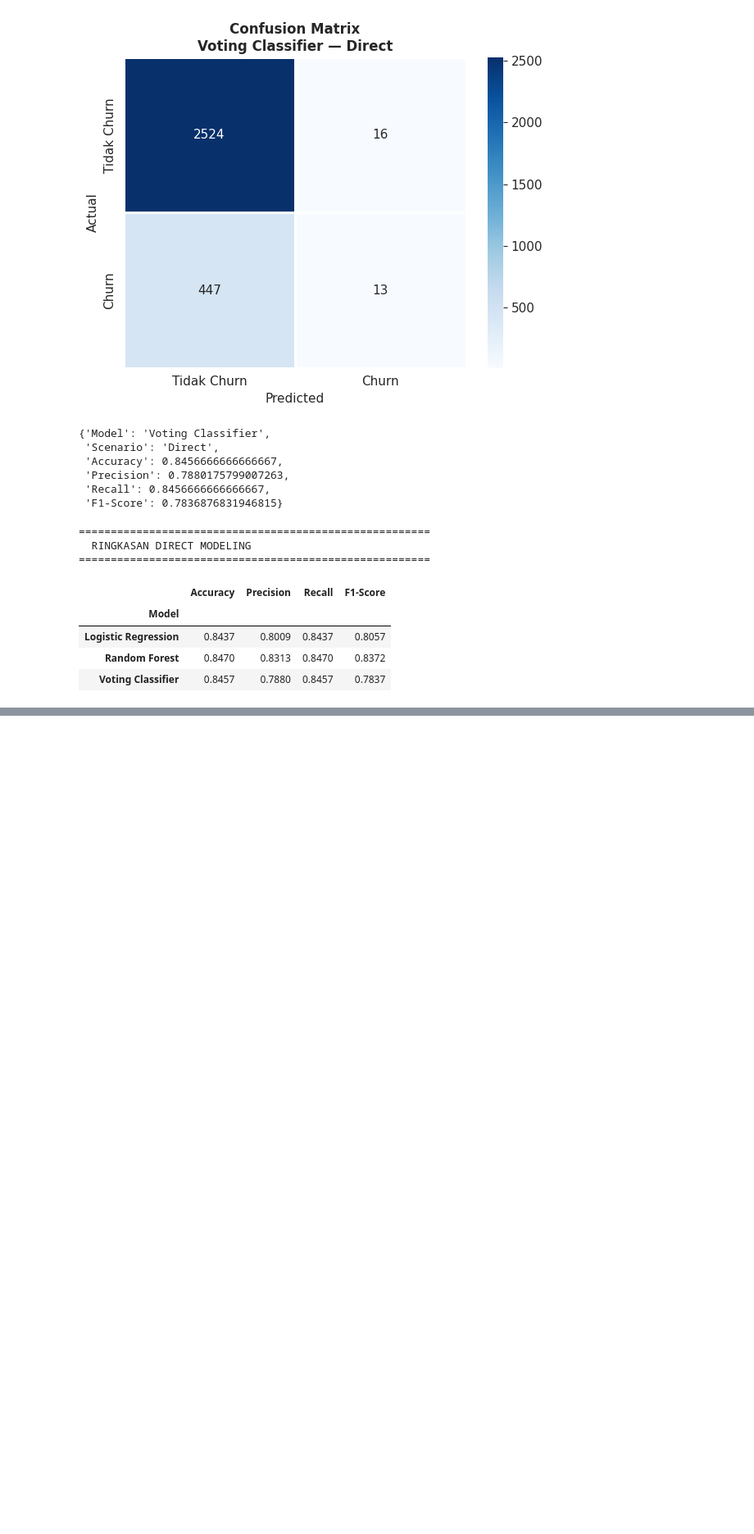
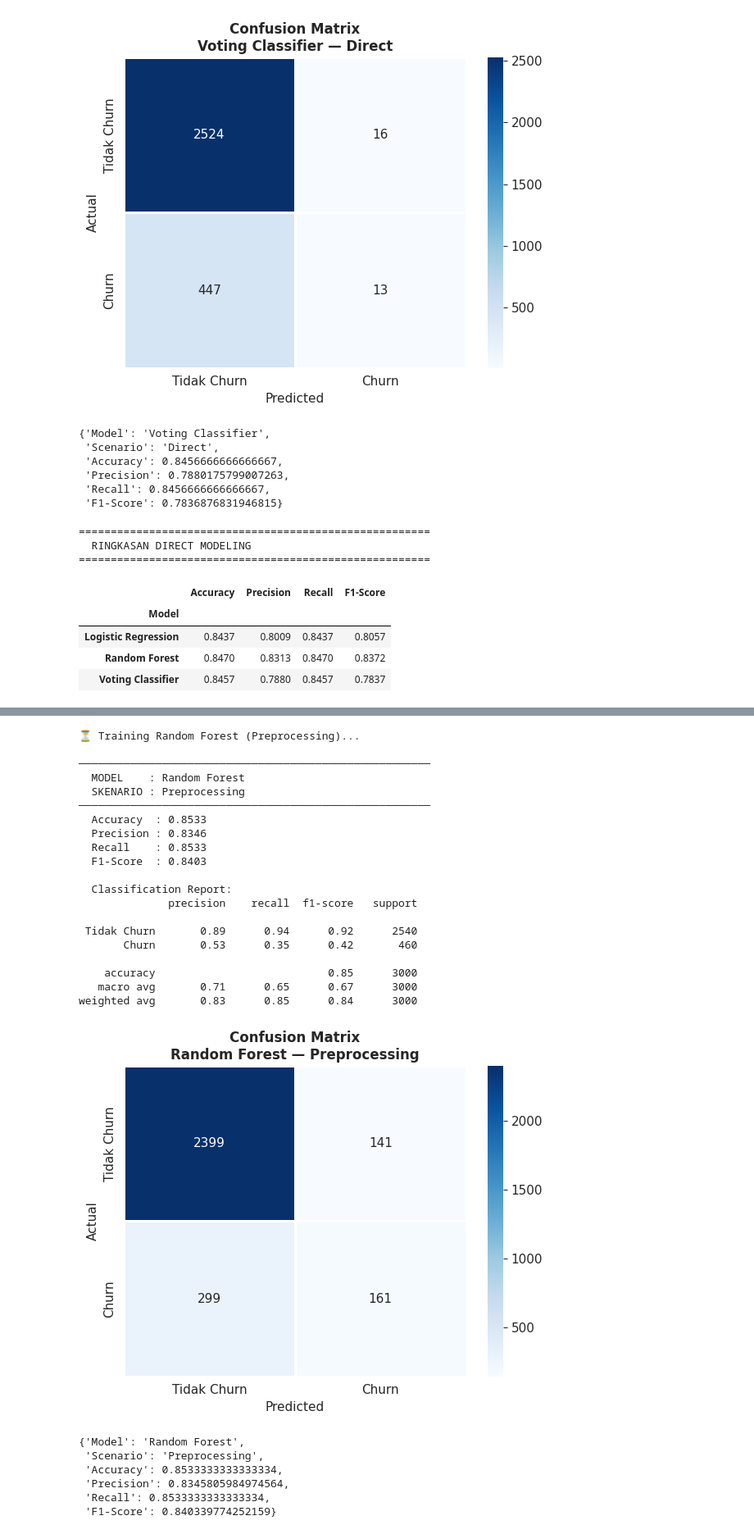
Before and after one commit to GabriellaJovanka/churn-customer--prediction, a Jupyter notebook: ChurnPredict_Draft.ipynb, the cells around one changed output, grey strips where cells are left out. Shown at 82% size. Drawn from its saved outputs; the diff is of its cells as text; code cells hidden in the pictures; blank space fills up the shorter version.

```diff
--- a/ChurnPredict_Draft.ipynb
+++ b/ChurnPredict_Draft.ipynb
@@ -521,0 +564,8 @@ display(df_direct_results.set_index('Model').drop(columns='Scenario')
+# %%
+# Duplikasi
+dup_before = df_prep.duplicated().sum()
+df_prep.drop_duplicates(inplace=True)
+dup_after = df_prep.duplicated().sum()
+print(f"Duplikat sebelum : {dup_before}")
+print(f"Duplikat setelah : {dup_after}")
+print(f"Shape setelah    : {df_prep.shape}")
@@ -521,0 +773,34 @@ display(df_direct_results.set_index('Model').drop(columns='Scenario')
+# %%
+# Model 2: Random Forest + Preprocessing
+print("⏳ Training Random Forest (Preprocessing)...")
+rf_p = RandomForestClassifier(n_estimators=100, random_state=SEED, n_jobs=-1)
+rf_p.fit(X_tr_p_sc, y_tr_p)
+evaluate_model(rf_p, X_te_p_sc, y_te_p, "Random Forest", "Preprocessing")
+# %% [output]
+⏳ Training Random Forest (Preprocessing)...
+
+───────────────────────────────────────────────────────
+  MODEL    : Random Forest
+  SKENARIO : Preprocessing
+───────────────────────────────────────────────────────
+  Accuracy  : 0.8533
+  Precision : 0.8346
+  Recall    : 0.8533
+  F1-Score  : 0.8403
+
+  Classification Report:
+              precision    recall  f1-score   support
+
+ Tidak Churn       0.89      0.94      0.92      2540
+       Churn       0.53      0.35      0.42       460
+
+    accuracy                           0.85      3000
+   macro avg       0.71      0.65      0.67      3000
+weighted avg       0.83      0.85      0.84      3000
+[figure, added]
+{'Model': 'Random Forest',
+ 'Scenario': 'Preprocessing',
+ 'Accuracy': 0.8533333333333334,
+ 'Precision': 0.8345805984974564,
+ 'Recall': 0.8533333333333334,
+ 'F1-Score': 0.840339774252159}
```
Also changed, not shown: parts of 20 cells of this notebook.
